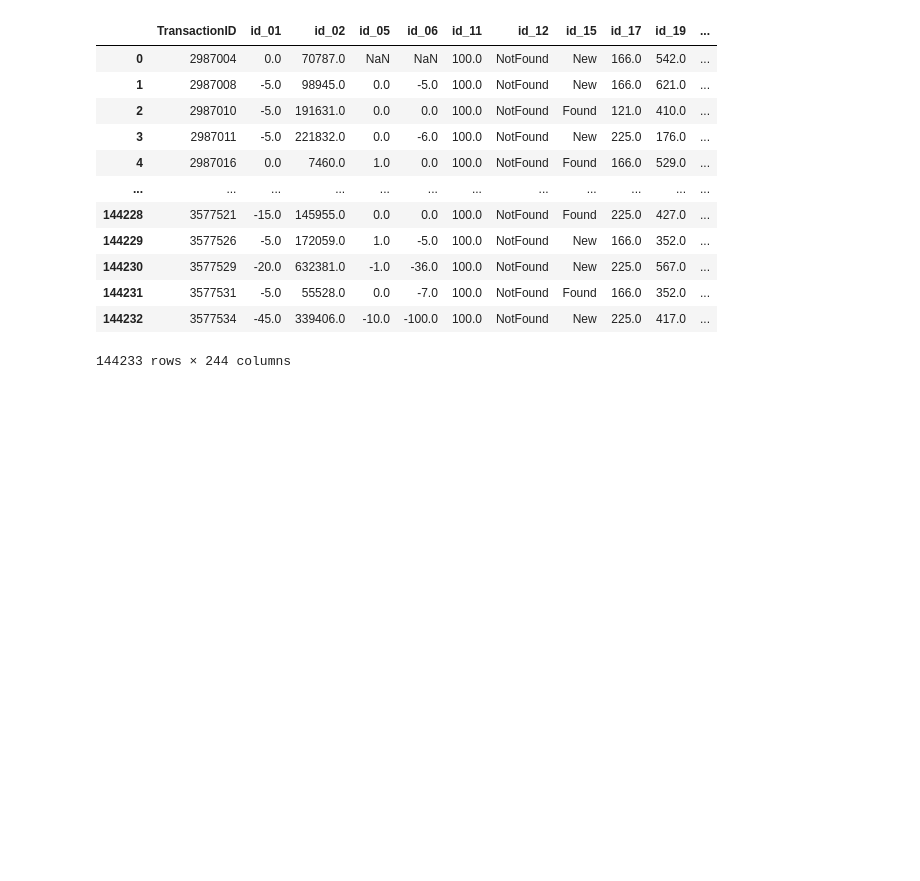
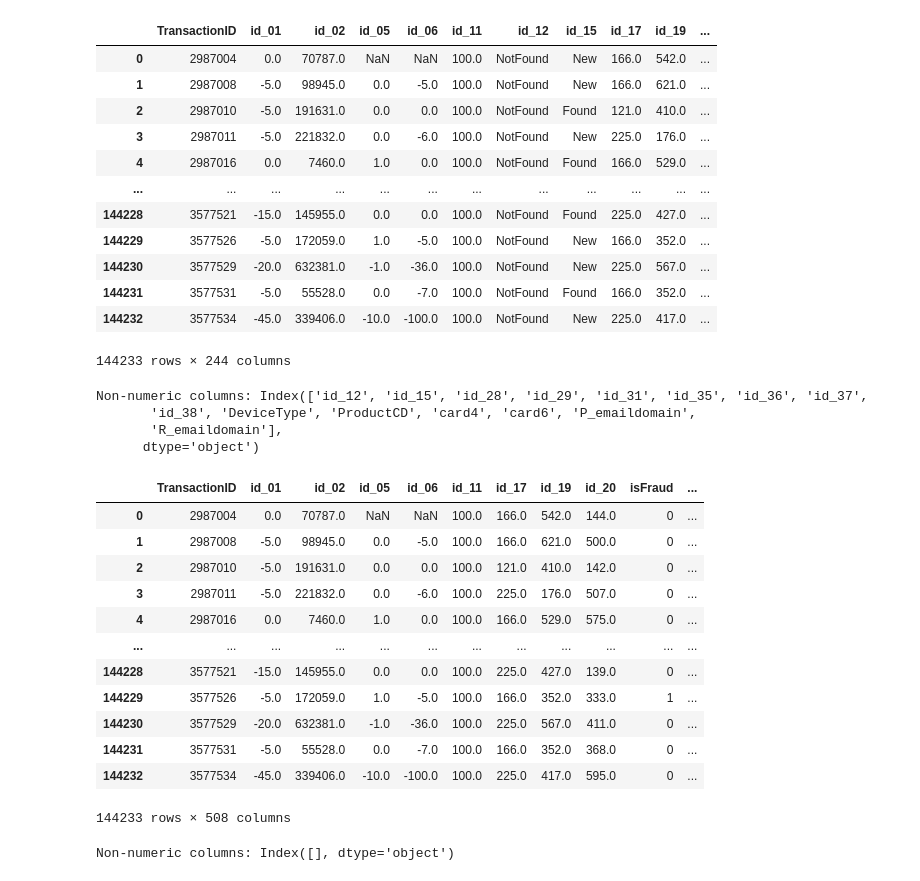
Before and after one commit to eliza0101/Project-2, a Jupyter notebook: project_2_data cleaning.ipynb, the cells around one changed output. Cells and saved outputs as stored; diff of their text form; code cells hidden in the pictures; blank space fills up the shorter version.

```diff
--- a/project_2_data cleaning.ipynb
+++ b/project_2_data cleaning.ipynb
@@ -93,3 +93,36 @@ df_dropped
 | 144231 | 3577531 | -5.0 | 55528.0 | 0.0 | -7.0 | 100.0 | NotFound | Found | 166.0 | 352.0 | ... |
 | 144232 | 3577534 | -45.0 | 339406.0 | -10.0 | -100.0 | 100.0 | NotFound | New | 225.0 | 417.0 | ... |
 144233 rows × 244 columns
+# %%
+# Identify non-numeric columns
+non_numeric_cols = df_dropped.select_dtypes(include=['object']).columns
+print("Non-numeric columns:", non_numeric_cols)
+# %% [output]
+Non-numeric columns: Index(['id_12', 'id_15', 'id_28', 'id_29', 'id_31', 'id_35', 'id_36', 'id_37',
+       'id_38', 'DeviceType', 'ProductCD', 'card4', 'card6', 'P_emaildomain',
+       'R_emaildomain'],
+      dtype='object')
+# %%
+# Handle non-numeric data
+df_dropped_dummies = pd.get_dummies(df_dropped, columns=non_numeric_cols)
+df_dropped_dummies
+# %% [output]
+|  | TransactionID | id_01 | id_02 | id_05 | id_06 | id_11 | id_17 | id_19 | id_20 | isFraud | ... |
+| 0 | 2987004 | 0.0 | 70787.0 | NaN | NaN | 100.0 | 166.0 | 542.0 | 144.0 | 0 | ... |
+| 1 | 2987008 | -5.0 | 98945.0 | 0.0 | -5.0 | 100.0 | 166.0 | 621.0 | 500.0 | 0 | ... |
+| 2 | 2987010 | -5.0 | 191631.0 | 0.0 | 0.0 | 100.0 | 121.0 | 410.0 | 142.0 | 0 | ... |
+| 3 | 2987011 | -5.0 | 221832.0 | 0.0 | -6.0 | 100.0 | 225.0 | 176.0 | 507.0 | 0 | ... |
+| 4 | 2987016 | 0.0 | 7460.0 | 1.0 | 0.0 | 100.0 | 166.0 | 529.0 | 575.0 | 0 | ... |
+| ... | ... | ... | ... | ... | ... | ... | ... | ... | ... | ... | ... |
+| 144228 | 3577521 | -15.0 | 145955.0 | 0.0 | 0.0 | 100.0 | 225.0 | 427.0 | 139.0 | 0 | ... |
+| 144229 | 3577526 | -5.0 | 172059.0 | 1.0 | -5.0 | 100.0 | 166.0 | 352.0 | 333.0 | 1 | ... |
+| 144230 | 3577529 | -20.0 | 632381.0 | -1.0 | -36.0 | 100.0 | 225.0 | 567.0 | 411.0 | 0 | ... |
+| 144231 | 3577531 | -5.0 | 55528.0 | 0.0 | -7.0 | 100.0 | 166.0 | 352.0 | 368.0 | 0 | ... |
+| 144232 | 3577534 | -45.0 | 339406.0 | -10.0 | -100.0 | 100.0 | 225.0 | 417.0 | 595.0 | 0 | ... |
+144233 rows × 508 columns
+# %%
+# Check again non-numeric columns
+non_numeric_cols = df_dropped_dummies.select_dtypes(include=['object']).columns
+print("Non-numeric columns:", non_numeric_cols)
+# %% [output]
+Non-numeric columns: Index([], dtype='object')
```
Also changed, not shown: parts of 7 cells of this notebook, 2 other files.
